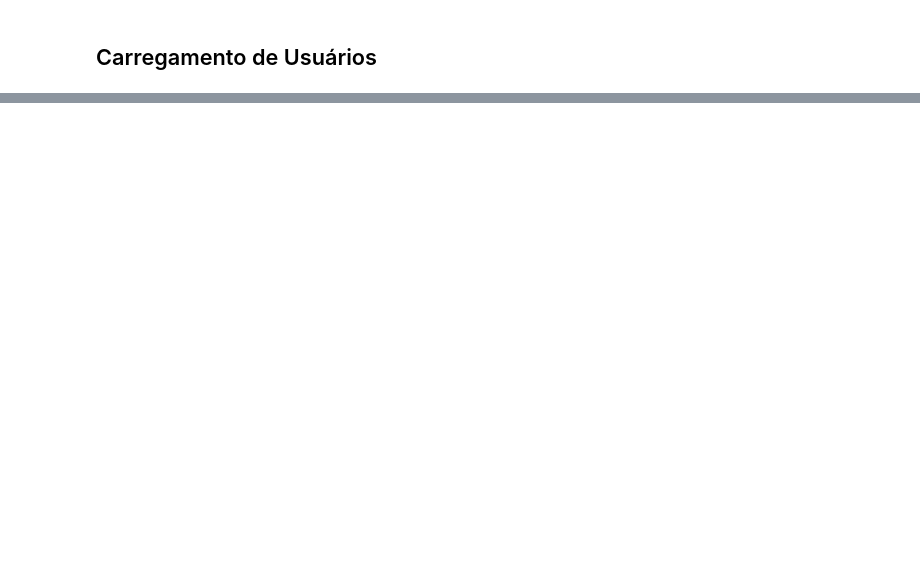
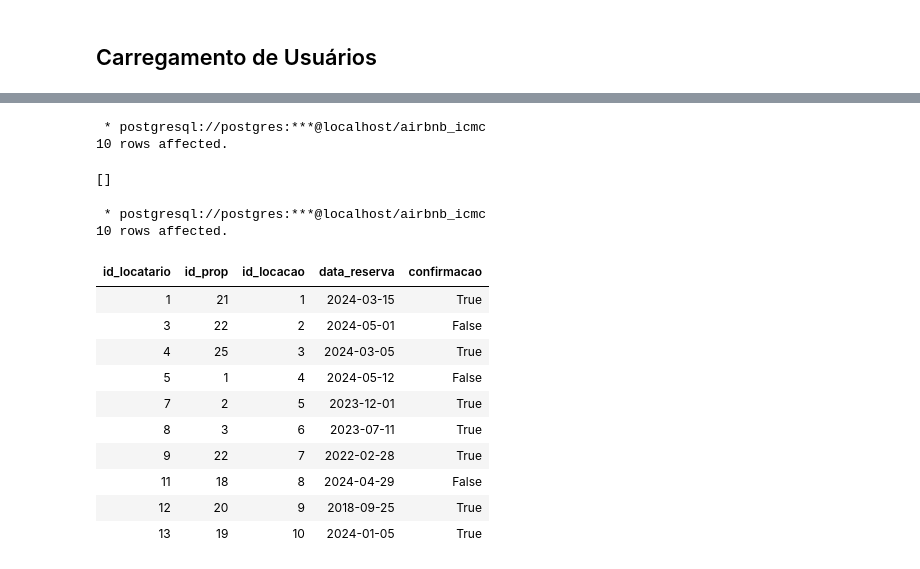
Before and after one commit to LeonardoIshida/airbnb-database-case-study, a Jupyter notebook: trabalho-1/4-carregamento_dados.ipynb, the cells around one changed output, grey strips where cells are left out. Drawn from its saved outputs; the diff is of its cells as text; code cells hidden in the pictures; blank space fills up the shorter version.

```diff
--- a/trabalho-1/4-carregamento_dados.ipynb
+++ b/trabalho-1/4-carregamento_dados.ipynb
@@ -21,0 +263,35 @@ INSERT INTO Usuario (nome, sobrenome, num_tel, tipo, rua, numero, complemento, c
+# %%
+%%sql
+INSERT INTO Reservar (id_locatario, id_prop, id_locacao, data_reserva, confirmacao)
+VALUES
+(1, 21, 1, '2024-03-15', TRUE),
+(3, 22, 2, '2024-05-01', FALSE),
+(4, 25, 3, '2024-03-05', TRUE),
+(5, 1, 4, '2024-05-12', FALSE),
+(7, 2, 5, '2023-12-01', TRUE),
+(8, 3, 6, '2023-07-11', TRUE),
+(9, 22, 7, '2022-02-28', TRUE),
+(11, 18, 8, '2024-04-29', FALSE),
+(12, 20, 9, '2018-09-25', TRUE),
+(13, 19, 10, '2024-01-05', TRUE);
+# %% [output]
+ * postgresql://postgres:***@localhost/airbnb_icmc
+10 rows affected.
+[]
+# %%
+%%sql
+SELECT * FROM Reservar;
+# %% [output]
+ * postgresql://postgres:***@localhost/airbnb_icmc
+10 rows affected.
+| id_locatario | id_prop | id_locacao | data_reserva | confirmacao |
+| 1 | 21 | 1 | 2024-03-15 | True |
+| 3 | 22 | 2 | 2024-05-01 | False |
+| 4 | 25 | 3 | 2024-03-05 | True |
+| 5 | 1 | 4 | 2024-05-12 | False |
+| 7 | 2 | 5 | 2023-12-01 | True |
+| 8 | 3 | 6 | 2023-07-11 | True |
+| 9 | 22 | 7 | 2022-02-28 | True |
+| 11 | 18 | 8 | 2024-04-29 | False |
+| 12 | 20 | 9 | 2018-09-25 | True |
+| 13 | 19 | 10 | 2024-01-05 | True |
```
Also changed, not shown: parts of 15 cells of this notebook, 1 other file.
